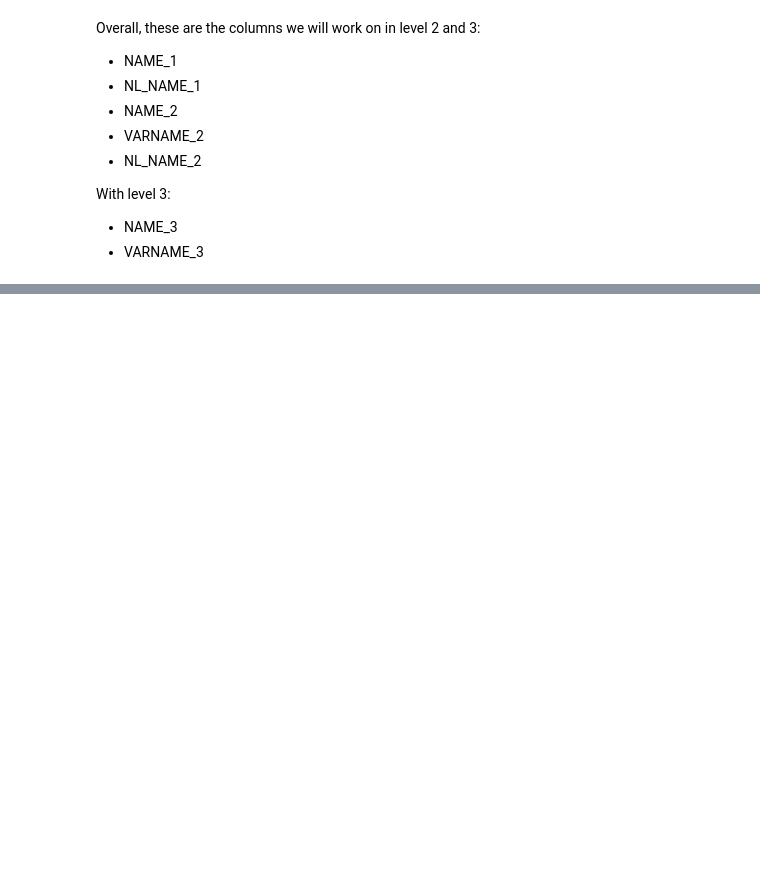
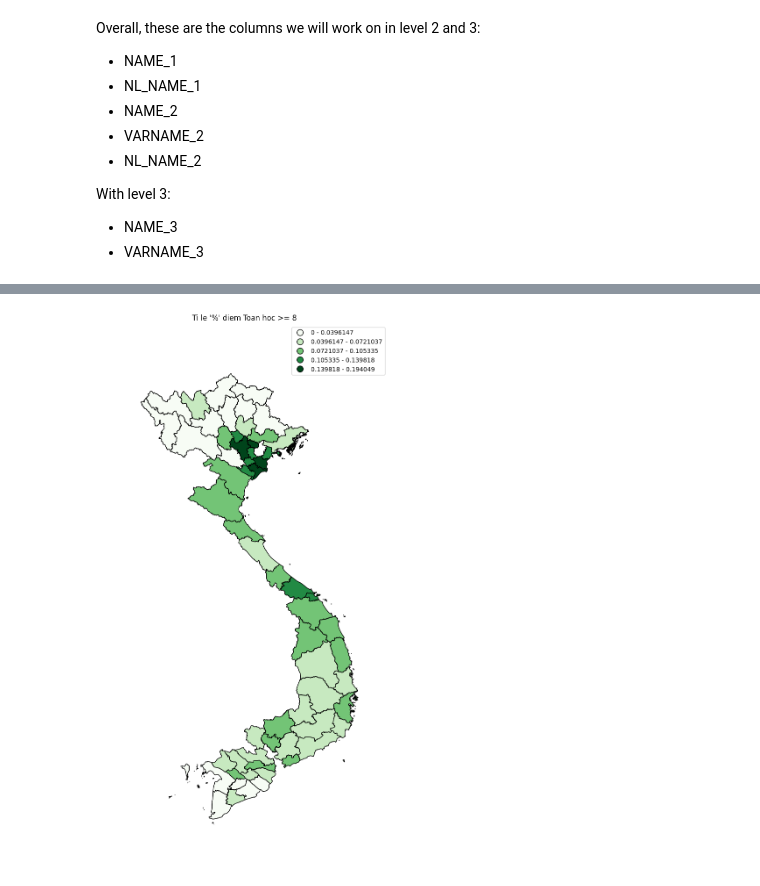
Before and after one commit to amezaikupan/2024_VIETNAM_MAP_PLOT_PROJECT, a Jupyter notebook: app_choropleth_national_exam_2019.ipynb, the cells around one changed output, grey strips where cells are left out. Cells and saved outputs as stored; diff of their text form; code cells hidden in the pictures; blank space fills up the shorter version.

```diff
--- a/app_choropleth_national_exam_2019.ipynb
+++ b/app_choropleth_national_exam_2019.ipynb
@@ -129,0 +226,4 @@ exam2019.head()
+# %%
+draw_choropleth(makeGeopandas((calculateRatio('Toan Hoc')).reset_index()), "Toan Hoc", "Ti le '%' diem Toan hoc >= 8")
+# %% [output]
+[figure, added]
```
Also changed, not shown: parts of 11 cells of this notebook.
